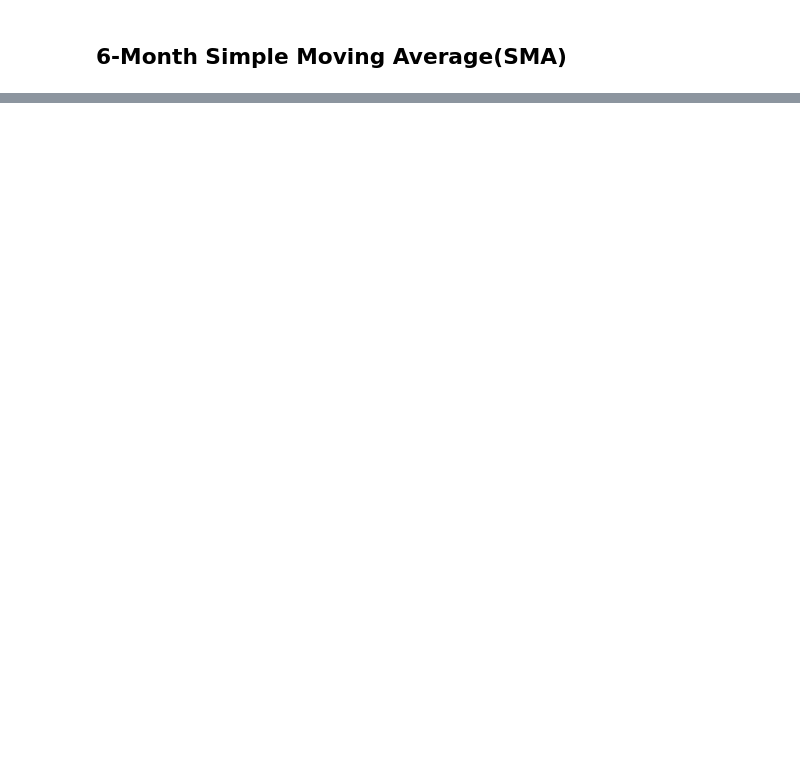
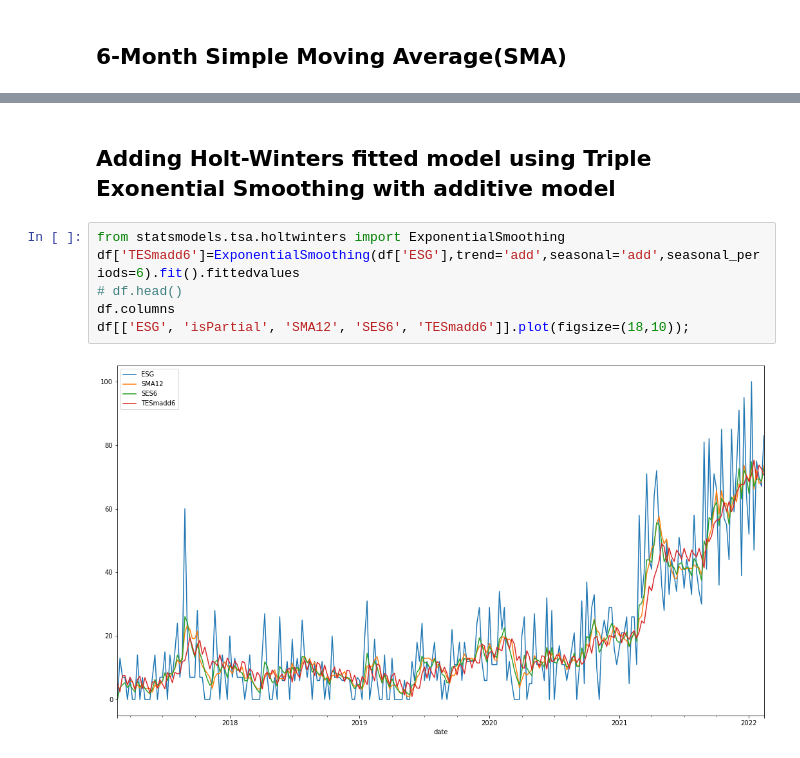
Before and after one commit to GiorgosAnastasakos/GreekESGenergyCompaniesPowerBI_PythonTimesSeriesAnalysis, a Jupyter notebook: GreekGoogleTrendsEsg_TimesSeriesAnalysisPython.ipynb, the cells around one changed output, grey strips where cells are left out. Saved outputs shown, nothing was run; the diff lists cells and outputs as text; blank space fills up the shorter version.

```diff
--- a/GreekGoogleTrendsEsg_TimesSeriesAnalysisPython.ipynb
+++ b/GreekGoogleTrendsEsg_TimesSeriesAnalysisPython.ipynb
@@ -52,0 +60,10 @@ df[['ESG','SMA12']].plot(figsize=(18,6), title = title).set(ylabel = ylabel);
+# %% [markdown]
+## Adding Holt-Winters fitted model using Triple Exonential Smoothing with additive model
+# %%
+from statsmodels.tsa.holtwinters import ExponentialSmoothing
+df['TESmadd6']=ExponentialSmoothing(df['ESG'],trend='add',seasonal='add',seasonal_periods=6).fit().fittedvalues
+# df.head()
+df.columns
+df[['ESG', 'isPartial', 'SMA12', 'SES6', 'TESmadd6']].plot(figsize=(18,10));
+# %% [output]
+[figure, added]
```
Also changed, not shown: parts of 8 cells of this notebook.
